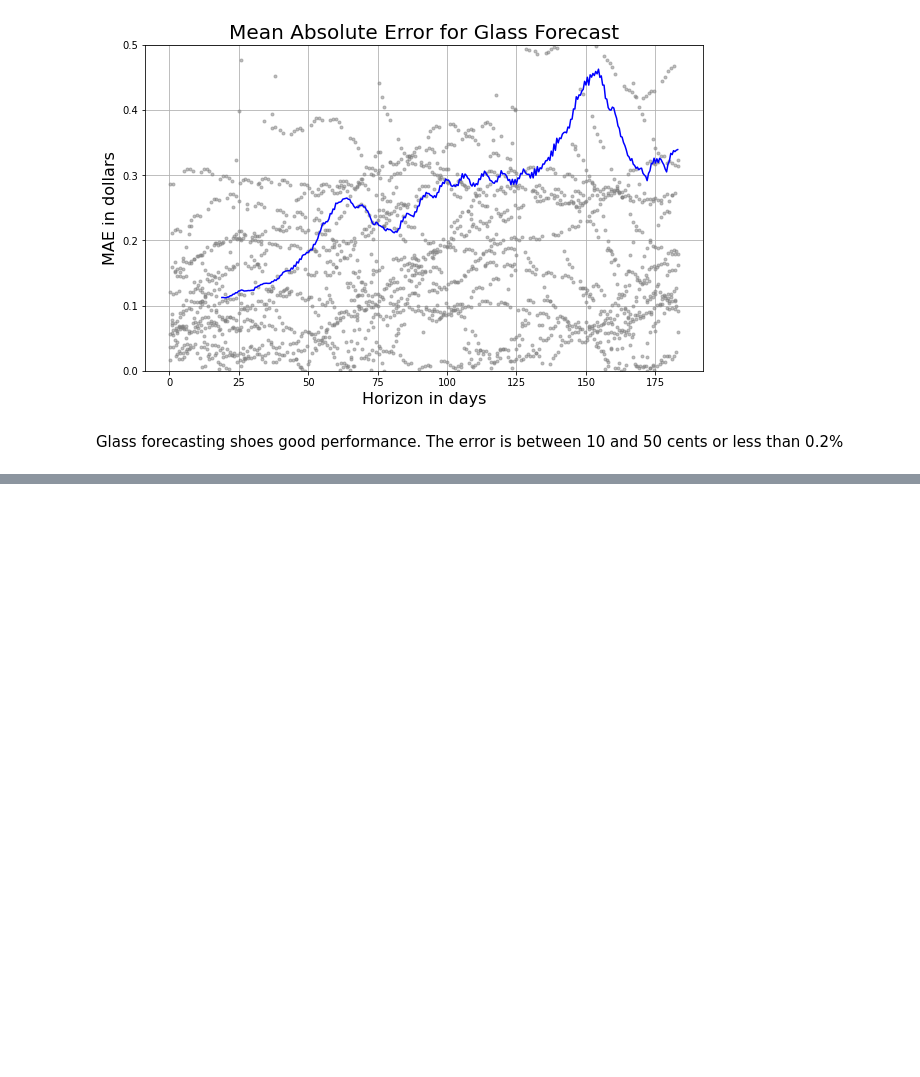
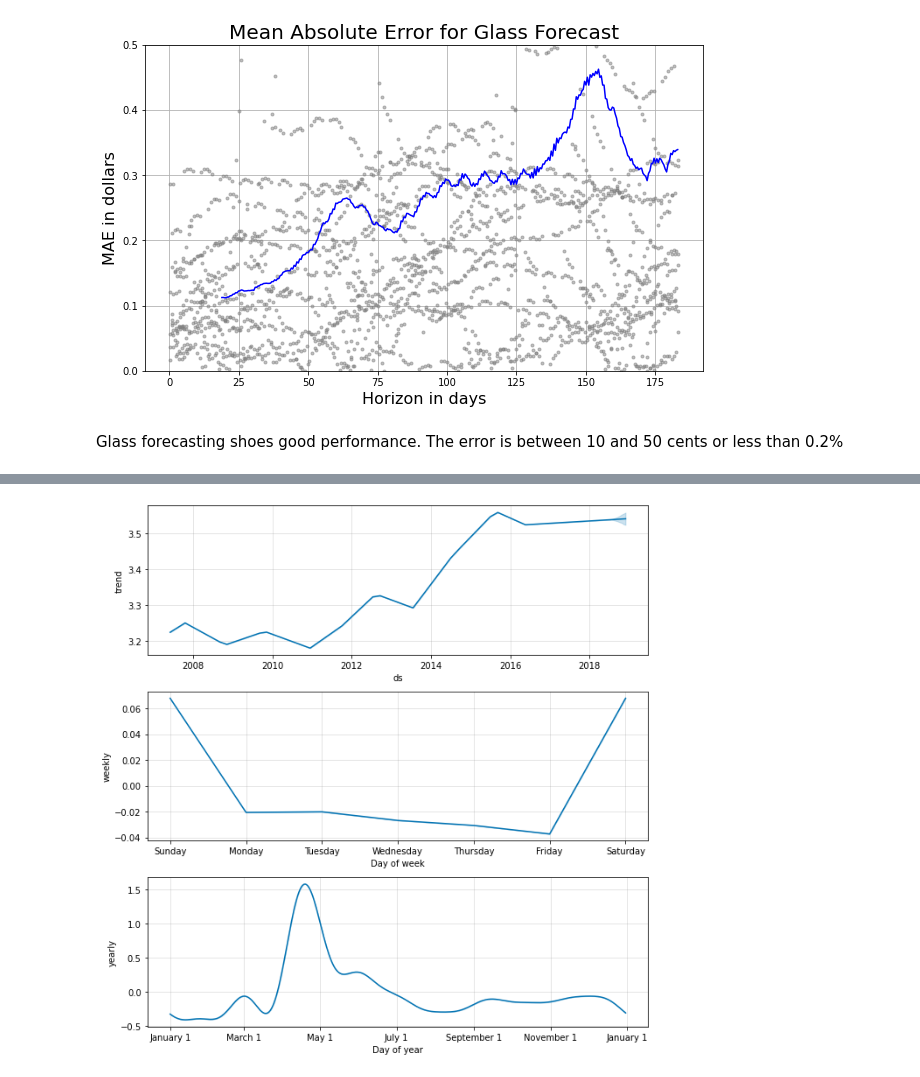
Before and after one commit to BlitzenPrancer/Core-Construction-Material-Cost-Forecasting-Project, a Jupyter notebook: Core_Construction_Material_Cost_Forecasting_Project.ipynb, the cells around one changed output, grey strips where cells are left out. Cells and saved outputs as stored; diff of their text form; code cells hidden in the pictures; blank space fills up the shorter version.

```diff
--- a/Core_Construction_Material_Cost_Forecasting_Project.ipynb
+++ b/Core_Construction_Material_Cost_Forecasting_Project.ipynb
@@ -440,0 +517,4 @@ Glass forecasting shoes good performance. The error is between 10 and 50 cents o
+# %%
+concrete_components_plot=concrete_model.plot_components(concrete_forecast)
+# %% [output]
+[figure, added]
```
Also changed, not shown: parts of 20 cells of this notebook.
